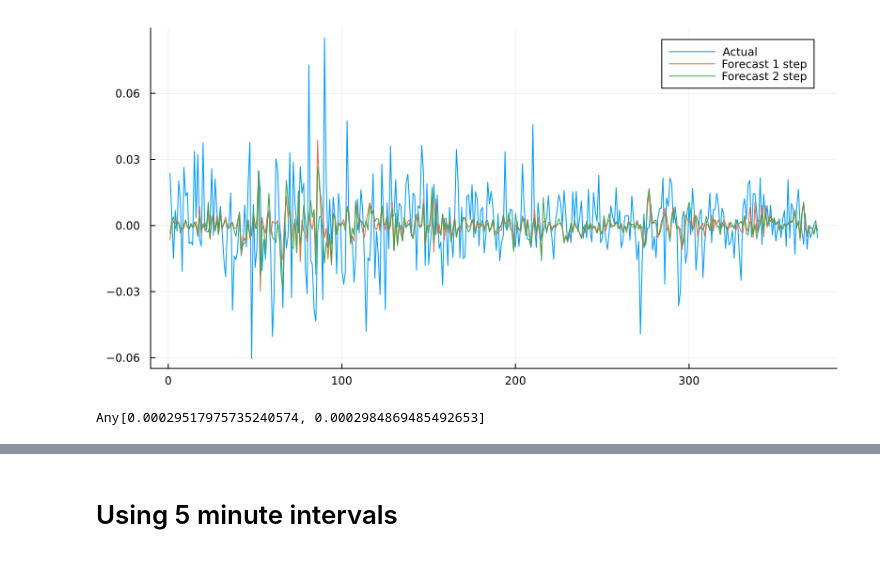
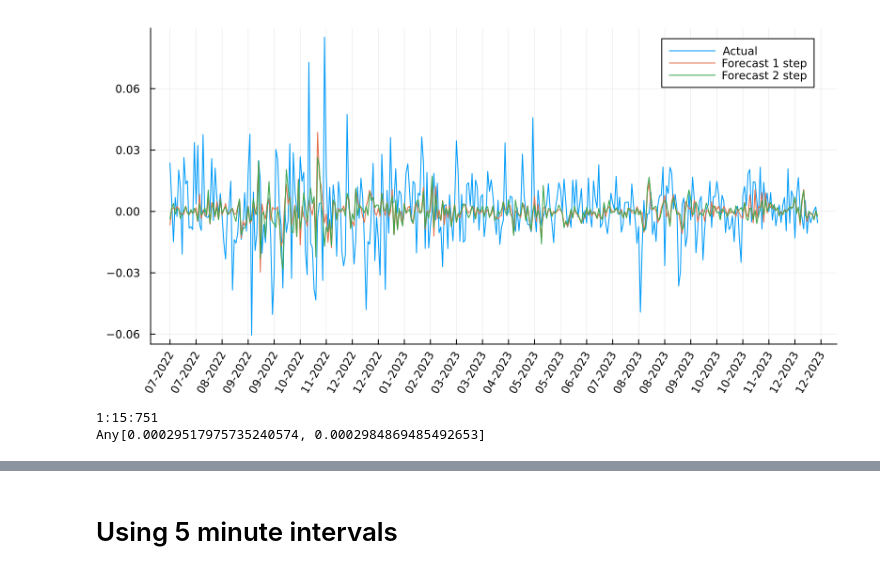
Before and after one commit to sheriff4000/fyp_repo, a Jupyter notebook: linear_refactor.ipynb, the cells around one changed output, grey strips where cells are left out. Cells and saved outputs as stored; diff of their text form; code cells hidden in the pictures.

```diff
--- a/linear_refactor.ipynb
+++ b/linear_refactor.ipynb
@@ -1,12 +1,13 @@
 # %%
 using DataFrames, Random, Statistics, Plots
-using AirBorne.ETL.YFinance: get_interday_data
+using AirBorne.ETL.YFinance: get_interday_data, get_chart_data, parse_intraday_raw_data
 using RollingFunctions
 using DirectSearch
 using PrettyTables
 using Suppressor
 using Latexify
 using Dates: DateTime, datetime2unix
+using Dates
 
 function regress(data, lookback=1, lookahead=1)
     num_samples = length(data) - lookback - lookahead + 1
@@ -20,7 +21,7 @@ function regress(data, lookback=1, lookahead=1)
     return params
 end
 
-function run_regression(data; lookback=1, lookahead=1, reparameterise_window=0)
+function run_regression(data; lookback=1, lookahead=1, reparameterise_window=0, dates=Nothing)
     step_map = Dict()
     step_error = []
     load_idx = max(lookback, reparameterise_window, round(Int, length(data) / 2))
@@ -40,36 +41,44 @@ function run_regression(data; lookback=1, lookahead=1, reparameterise_window=0)
         reparameterise_window = length(running_data)
     end
     forecast = running(run_func, running_data, reparameterise_window)
     # println(forecast)
     for i in 1:lookahead
         if i == 1
             fill_data = []
         else
             fill_data = running_data[2:i]
         end
         fill_data = running_data[1:i]
         step_map[i] = [fill_data;collect(Iterators.flatten(f[i] for f in forecast))][1:length(running_data)]
 
         e = step_map[i][i+1:end] .- running_data[i+1:end]
         push!(step_error, mean((e).^2))
     end
 
-    step_plot = plot(running_data[lookahead+1:end], label="Actual", size=(800, 400))
+    if dates != Nothing
+        ticks = Dates.format.(dates, "dd-mm-yyyy")
+        tick_idx = 1:15:length(ticks)
+        println(tick_idx)
+        step_plot = plot(running_data[lookahead+1:end], xticks = (1:15:length(running_data),ticks[end-length(running_data)+1:15:end]), xrot=60, label="Actual", size=(800, 400))
+    else
+        step_plot = plot(running_data[lookahead+1:end], label="Actual", size=(800, 400))
+    end
     for i in 1:lookahead
         plot!(step_map[i][lookahead+1:end], label="Forecast $i step")
     end
     return step_plot, step_error
 end
 
 unix(x) = string(round(Int, datetime2unix(DateTime(x))))
 aapl = get_interday_data(["AAPL"], unix("2021-01-01"), unix("2024-01-01"))
 returns = diff(log.(aapl.close))
 
-p, error = run_regression(returns; lookback=5, lookahead=2, reparameterise_window=50)
+p, error = run_regression(returns; lookback=5, lookahead=2, reparameterise_window=50, dates=aapl.date)
 display(p)
 println(error)
 # %% [output]
-[figure, old version]
+[figure, new version]
+1:15:751
 Any[0.00029517975735240574, 0.0002984869485492653]
 # %%
 using DirectSearch
```
Also changed, not shown: parts of 7 cells of this notebook, 3 other files.
